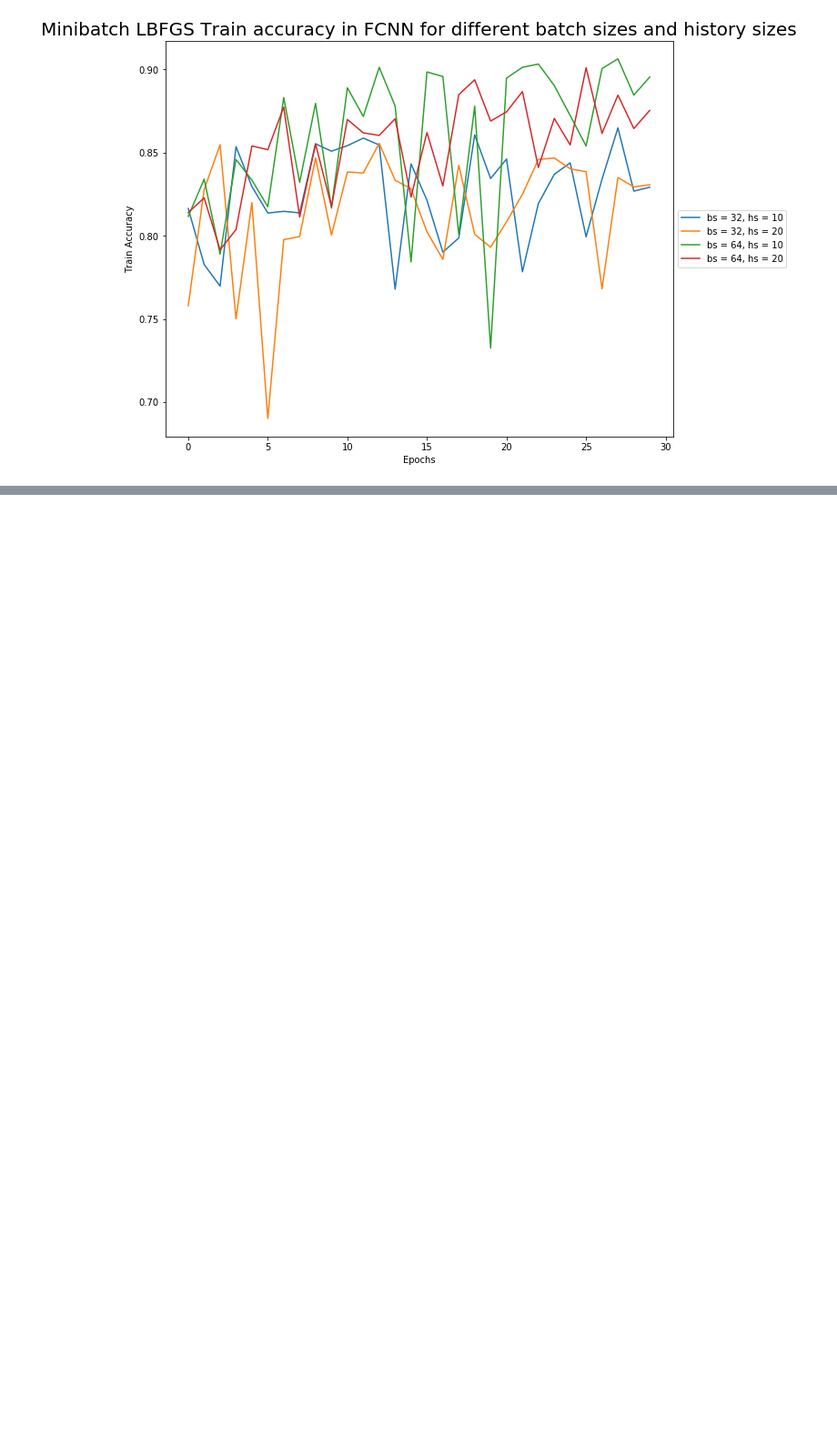
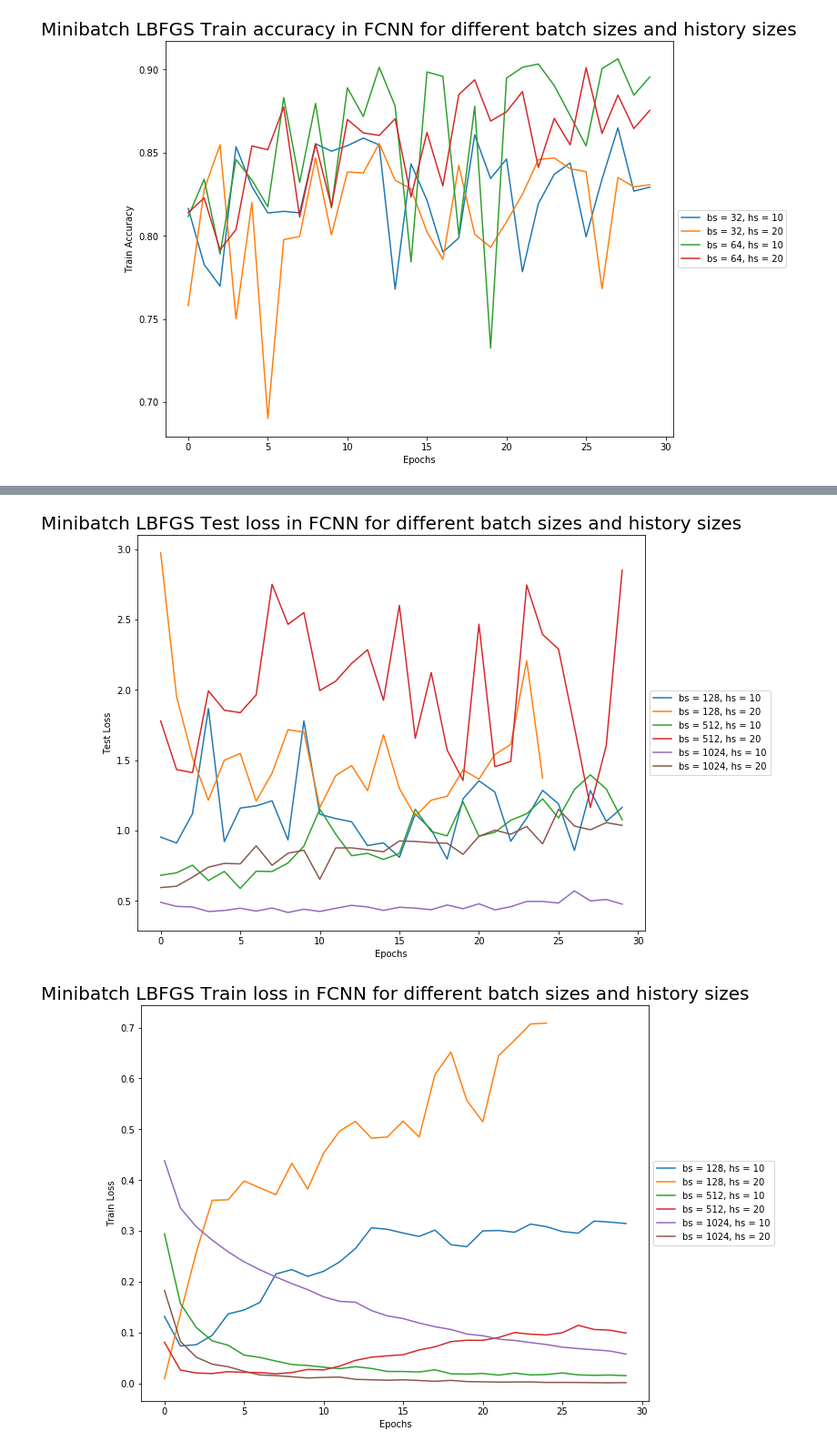
Before and after one commit to JoachimLandtmeters/OptMLproject, a Jupyter notebook: parameters_optimization/LBFGS_mini_batch_fashionMNIST/MNISTFashion_LBFGS_minibatch_history_size.ipynb, the cells around one changed output, grey strips where cells are left out. Shown at 91% size. Saved outputs shown, nothing was run; the diff lists cells and outputs as text; code cells hidden in the pictures; blank space fills up the shorter version.

```diff
--- a/parameters_optimization/LBFGS_mini_batch_fashionMNIST/MNISTFashion_LBFGS_minibatch_history_size.ipynb
+++ b/parameters_optimization/LBFGS_mini_batch_fashionMNIST/MNISTFashion_LBFGS_minibatch_history_size.ipynb
@@ -154,36 +168,39 @@ i = 0
 for bs_index,bs in enumerate(minibatch_size_grid):
     for hs_index,hs in enumerate(history_size_grid):
         plt.figure(1, figsize = (10,8))
-        plt.plot(test_loss_fcnn2[i],label='bs = {}, hs = {}'.format(bs,hs))
+        plt.plot(test_loss_fcnn[i],label='bs = {}, hs = {}'.format(bs,hs))
         plt.figure(2, figsize = (10,8))
         plt.plot(training_loss_fcnn2[i],label='bs = {}, hs = {}'.format(bs,hs))
         plt.figure(3, figsize = (10,8))
         plt.plot(test_accuracy_fcnn2[i],label='bs = {}, hs = {}'.format(bs,hs))
         plt.figure(4, figsize = (10,8))
         plt.plot(training_accuracy_fcnn2[i],label='bs = {}, hs = {}'.format(bs,hs))
         i+=1
 
 plt.figure(1)
 plt.xlabel('Epochs')
 plt.ylabel('Test Loss')
 plt.title('Minibatch LBFGS Test loss in FCNN for different batch sizes and history sizes',fontsize = 20)
 plt.legend(loc='center left', bbox_to_anchor=(1, 0.5))
 plt.savefig("2/mini_LBFGS_test_loss_fcnn.jpg")
 plt.figure (2)
 plt.xlabel('Epochs')
 plt.ylabel('Train Loss')
 plt.title('Minibatch LBFGS Train loss in FCNN for different batch sizes and history sizes',fontsize = 20)
 plt.legend(loc='center left', bbox_to_anchor=(1, 0.5))
 plt.savefig("2/mini_LBFGS_train_loss_fcnn.jpg")
 plt.figure (3)
 plt.xlabel('Epochs')
 plt.ylabel('Test Accuracy')
 plt.title('Minibatch LBFGS Test accuracy in FCNN for different batch sizes and history sizes',fontsize = 20)
 plt.legend(loc='center left', bbox_to_anchor=(1, 0.5))
 plt.savefig("2/mini_LBFGS_test_acc_fcnn.jpg")
 plt.figure (4)
 plt.xlabel('Epochs')
 plt.ylabel('Train Accuracy')
 plt.title('Minibatch LBFGS Train accuracy in FCNN for different batch sizes and history sizes',fontsize = 20)
 plt.legend(loc='center left', bbox_to_anchor=(1, 0.5))
 plt.savefig("2/mini_LBFGS_train_acc_fcnn.jpg")
+# %% [output]
+[figure, added]
+[figure, added]
```
Also changed, not shown: parts of 3 cells of this notebook, 9 other files.
